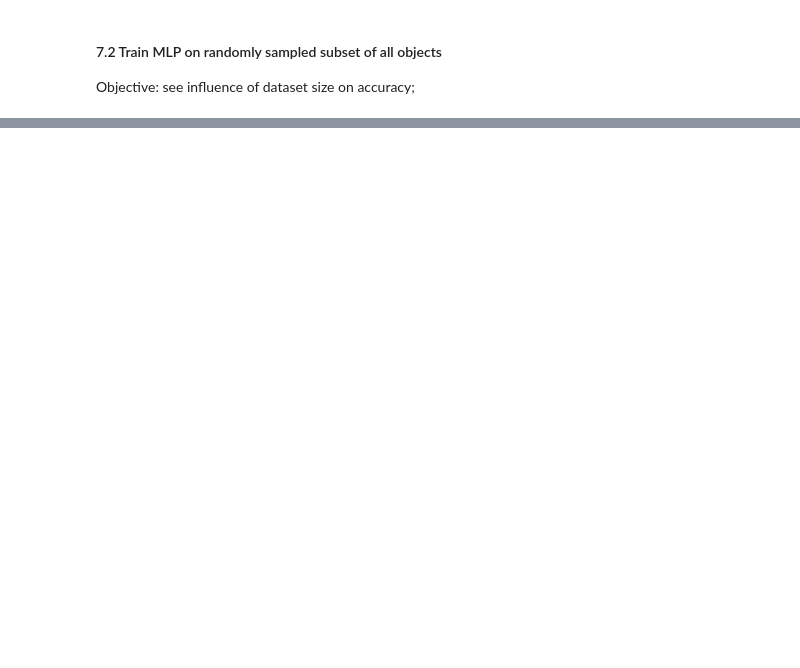
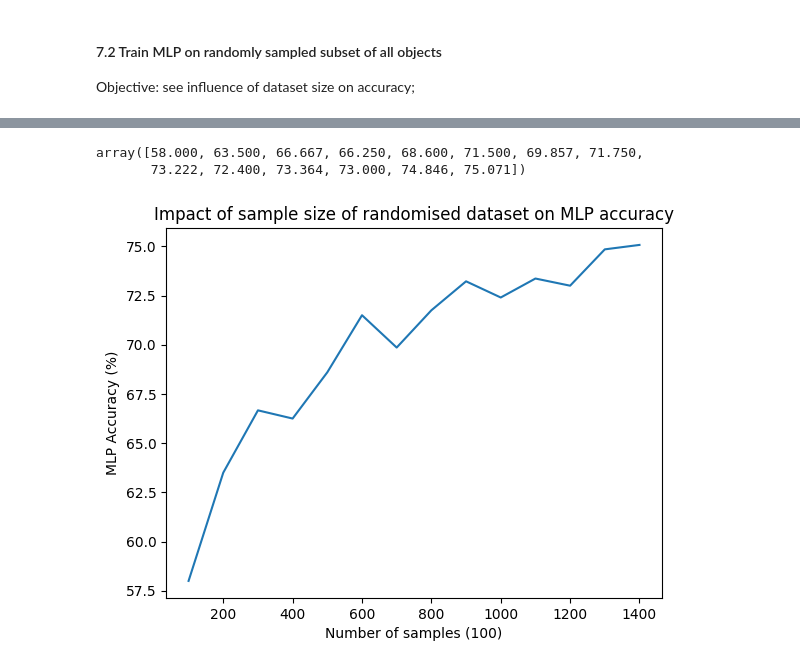
Before and after one commit to jhtkoo0426/UCL-FYP, a Jupyter notebook: src/models/mlp.ipynb, the cells around one changed output, grey strips where cells are left out. Saved outputs shown, nothing was run; the diff lists cells and outputs as text; code cells hidden in the pictures; blank space fills up the shorter version.

```diff
--- a/src/models/mlp.ipynb
+++ b/src/models/mlp.ipynb
@@ -650,10 +739,15 @@ Random sampling with np.random.choice(replace=True), allowing repeated examples
 # %%
-for input_size in range(100, 1500, 100):
-    print(f"Input size {input_size}")
-    mlp7b_final_ds, mlp7b_grasp_outcomes_ds = prepare_cnn_dataset(object_names, object_features, pca_required=False, k=11, sampling=True, N=input_size)
-    X_final_complete_train, X_final_complete_test, y_final_complete_train, y_final_complete_test = train_test_split(mlp7b_final_ds, mlp7b_grasp_outcomes_ds, test_size=0.2)
-    mlp7b = MLP(input_size=527, hidden_size=64, output_size=1)
-    mlp7b.train_mlp(epochs=1000, X_train=X_final_complete_train, y_train=y_final_complete_train)
-    accuracy = mlp7b.eval_mlp(X_test=X_final_complete_test, y_test=y_final_complete_test, verbose=False)
+accuracies = []
+for _ in range(0, 5):
+    trial_accuracies = []
+    for input_size in range(100, 1500, 100):
+        print(f"Input size {input_size}")
+        mlp7b_final_ds, mlp7b_grasp_outcomes_ds = prepare_cnn_dataset(object_names, object_features, pca_required=False, k=11, sampling=True, N=input_size)
+        X_final_complete_train, X_final_complete_test, y_final_complete_train, y_final_complete_test = train_test_split(mlp7b_final_ds, mlp7b_grasp_outcomes_ds, test_size=0.2)
+        mlp7b = MLP(input_size=527, hidden_size=64, output_size=1)
+        mlp7b.train_mlp(epochs=1000, X_train=X_final_complete_train, y_train=y_final_complete_train)
+        accuracy = mlp7b.eval_mlp(X_test=X_final_complete_test, y_test=y_final_complete_test, verbose=False)
+        trial_accuracies.append(accuracy * 100)
+    accuracies.append(trial_accuracies)
 # %% [output]
 Input size 100
@@ -675,0 +770,3 @@ Accuracy of MLP model: 88.93%
+# %%
+accuracies = np.array(accuracies)
+accuracies
@@ -675,0 +784,14 @@ Accuracy of MLP model: 88.93%
+# %%
+trial_accuracy_means = np.mean(accuracies, axis=0)
+trial_accuracy_means
+# %% [output]
+array([58.000, 63.500, 66.667, 66.250, 68.600, 71.500, 69.857, 71.750,
+       73.222, 72.400, 73.364, 73.000, 74.846, 75.071])
+# %%
+plt.plot([i*100 for i in range(1, 15)], trial_accuracy_means)
+plt.title('Impact of sample size of randomised dataset on MLP accuracy')
+plt.ylabel('MLP Accuracy (%)')
+plt.xlabel('Number of samples')
+plt.show()
+# %% [output]
+[figure, added]
```
Also changed, not shown: parts of 14 cells of this notebook, 1 other file.
